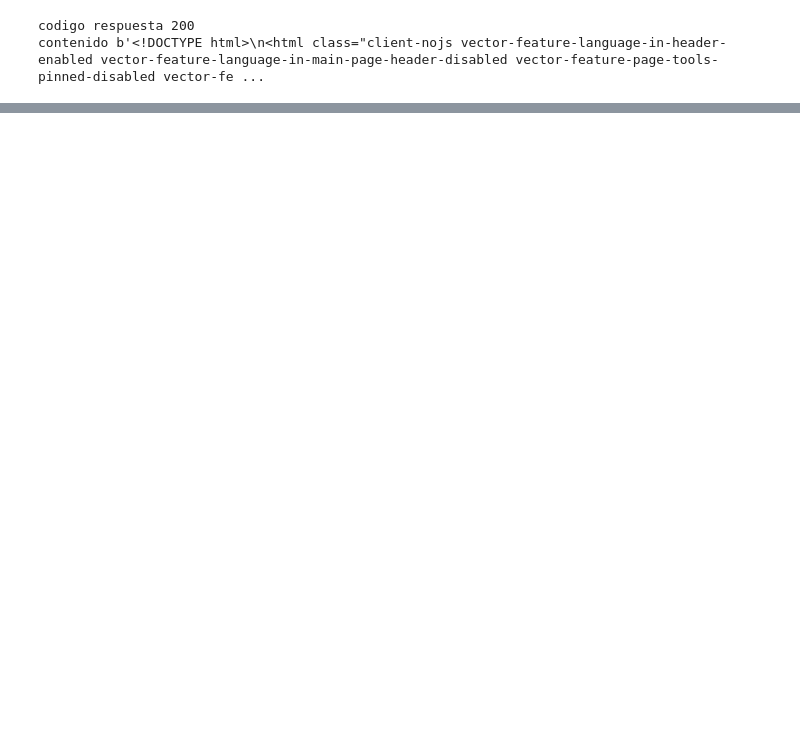
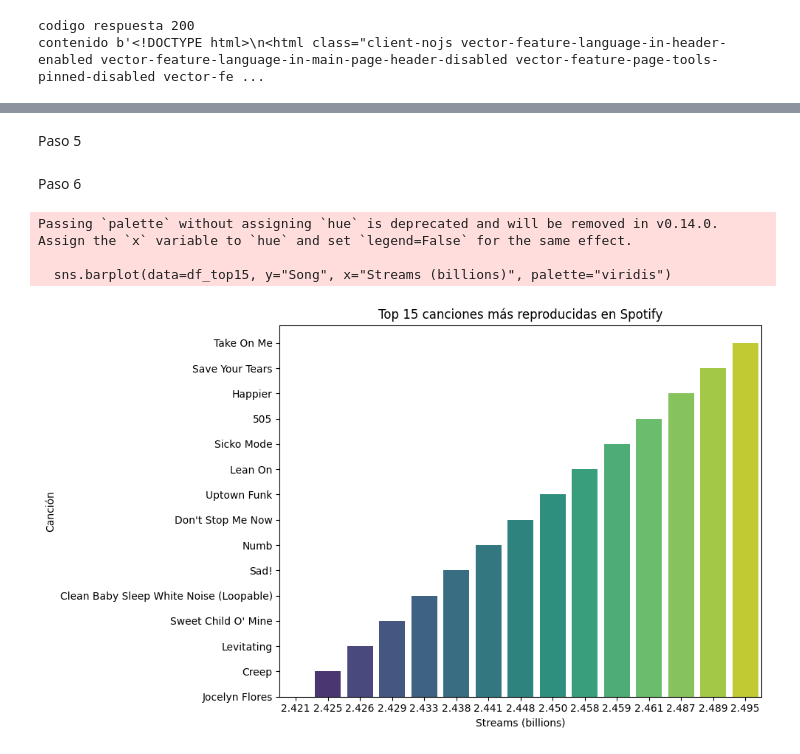
Before and after one commit to 4GeeksAcademy/agumarquez-web-scraping-project-tutorial, a Jupyter notebook: src/explore.es.ipynb, the cells around one changed output, grey strips where cells are left out. Cells and saved outputs as stored; diff of their text form; code cells hidden in the pictures; blank space fills up the shorter version.

Commit message:
Paso 6 a completar

```diff
--- a/src/explore.es.ipynb
+++ b/src/explore.es.ipynb
@@ -47,0 +51,5 @@ contenido b'<!DOCTYPE html>\n<html class="client-nojs vector-feature-language-in
+# %%
+df_spotify["Song"] = df_spotify["Song"].str.replace('"', '', regex=False)
+df_spotify.rename(columns={"Artist(s)": "Artists"}, inplace=True)
+df_spotify.drop(columns=['Ref.'], inplace=True)
+df_spotify.head()
@@ -47,0 +63,2 @@ contenido b'<!DOCTYPE html>\n<html class="client-nojs vector-feature-language-in
+# %% [markdown]
+Paso 5
@@ -47,0 +77,24 @@ contenido b'<!DOCTYPE html>\n<html class="client-nojs vector-feature-language-in
+# %% [markdown]
+Paso 6
+# %%
+
+# Top 15 canciones más reproducidas
+df_top15 = df_spotify.sort_values(by="Streams (billions)", ascending=True).head(15)
+
+plt.figure(figsize=(10, 6))
+sns.barplot(data=df_top15, y="Song", x="Streams (billions)", palette="viridis")
+
+plt.title("Top 15 canciones más reproducidas en Spotify")
+plt.xlabel("Streams (billions)")
+plt.ylabel("Canción")
+
+
+plt.gca().invert_yaxis()
+
+plt.tight_layout()
+plt.show()
+# %% [output]
+Passing `palette` without assigning `hue` is deprecated and will be removed in v0.14.0. Assign the `x` variable to `hue` and set `legend=False` for the same effect.
+
+  sns.barplot(data=df_top15, y="Song", x="Streams (billions)", palette="viridis")
+[figure, added]
```
Also changed, not shown: parts of 8 cells of this notebook, 2 other files.
